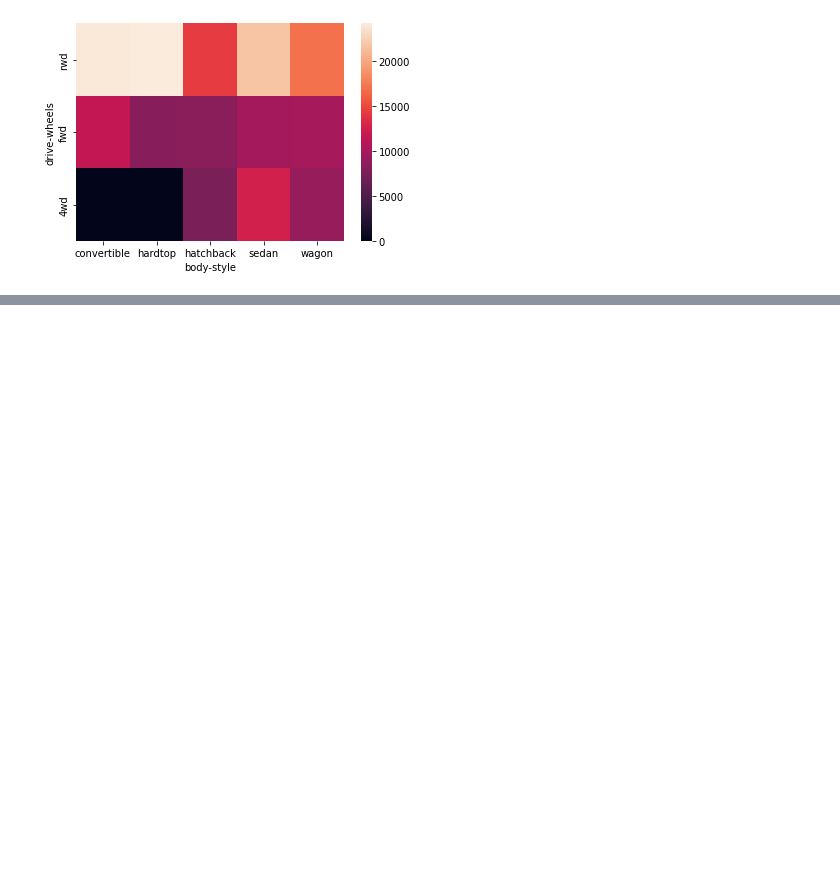
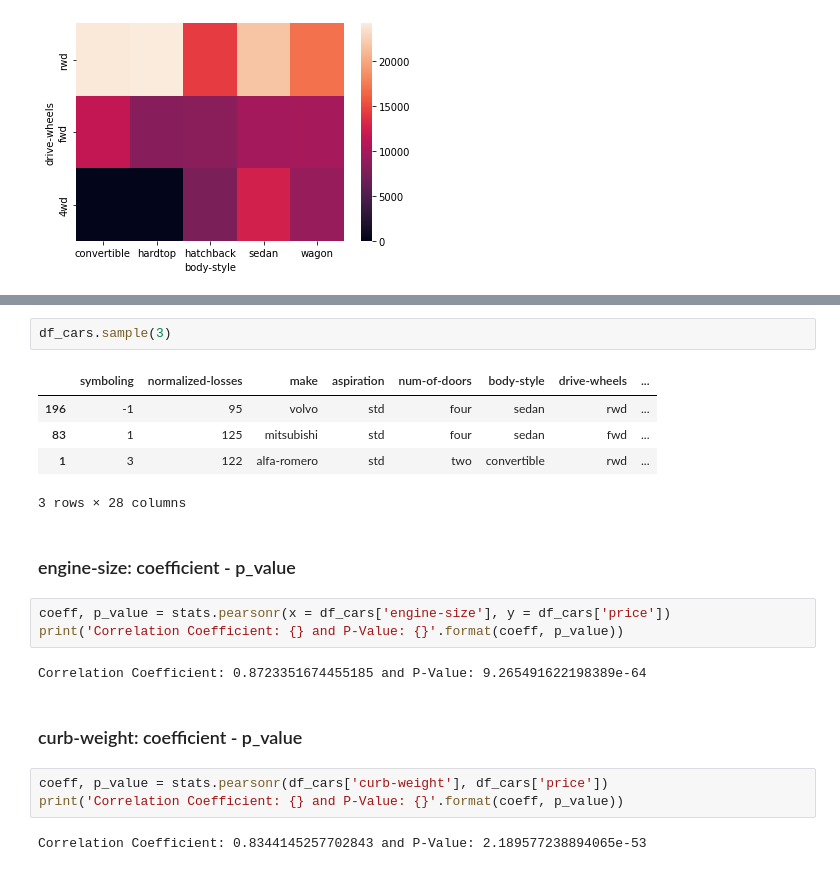
Before and after one commit to FernandoCallasaca/car_price_prediction_python_ml, a Jupyter notebook: 2. variables to predict.ipynb, the cells around one changed output, grey strips where cells are left out. Drawn from its saved outputs; the diff is of its cells as text; blank space fills up the shorter version.

```diff
--- a/2. variables to predict.ipynb
+++ b/2. variables to predict.ipynb
@@ -218,0 +234,22 @@ sns.heatmap(df_group_pivot)
+# %%
+df_cars.sample(3)
+# %% [output]
+|  | symboling | normalized-losses | make | aspiration | num-of-doors | body-style | drive-wheels | ... |
+| 196 | -1 | 95 | volvo | std | four | sedan | rwd | ... |
+| 83 | 1 | 125 | mitsubishi | std | four | sedan | fwd | ... |
+| 1 | 3 | 122 | alfa-romero | std | two | convertible | rwd | ... |
+3 rows × 28 columns
+# %% [markdown]
+### engine-size: coefficient - p_value
+# %%
+coeff, p_value = stats.pearsonr(x = df_cars['engine-size'], y = df_cars['price'])
+print('Correlation Coefficient: {} and P-Value: {}'.format(coeff, p_value))
+# %% [output]
+Correlation Coefficient: 0.8723351674455185 and P-Value: 9.265491622198389e-64
+# %% [markdown]
+### curb-weight: coefficient - p_value
+# %%
+coeff, p_value = stats.pearsonr(df_cars['curb-weight'], df_cars['price'])
+print('Correlation Coefficient: {} and P-Value: {}'.format(coeff, p_value))
+# %% [output]
+Correlation Coefficient: 0.8344145257702843 and P-Value: 2.189577238894065e-53
```
Also changed, not shown: parts of 30 cells of this notebook.
